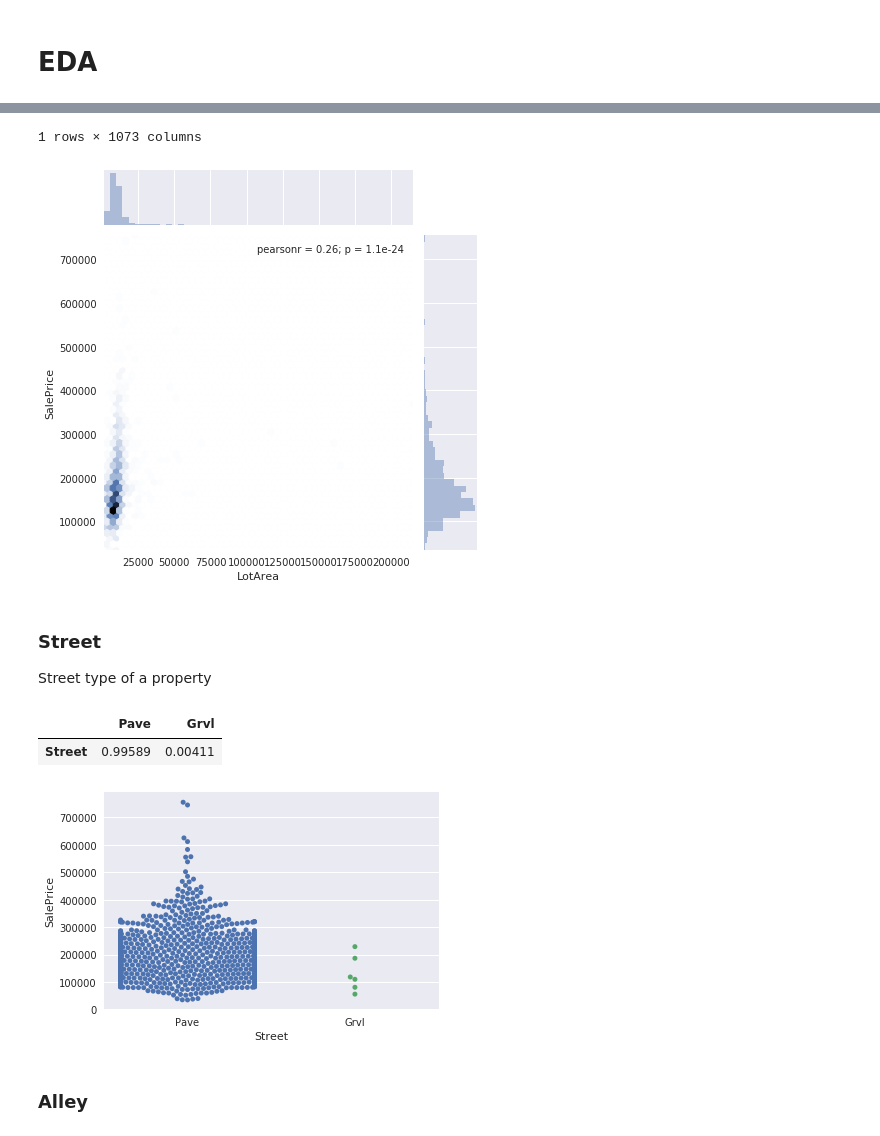
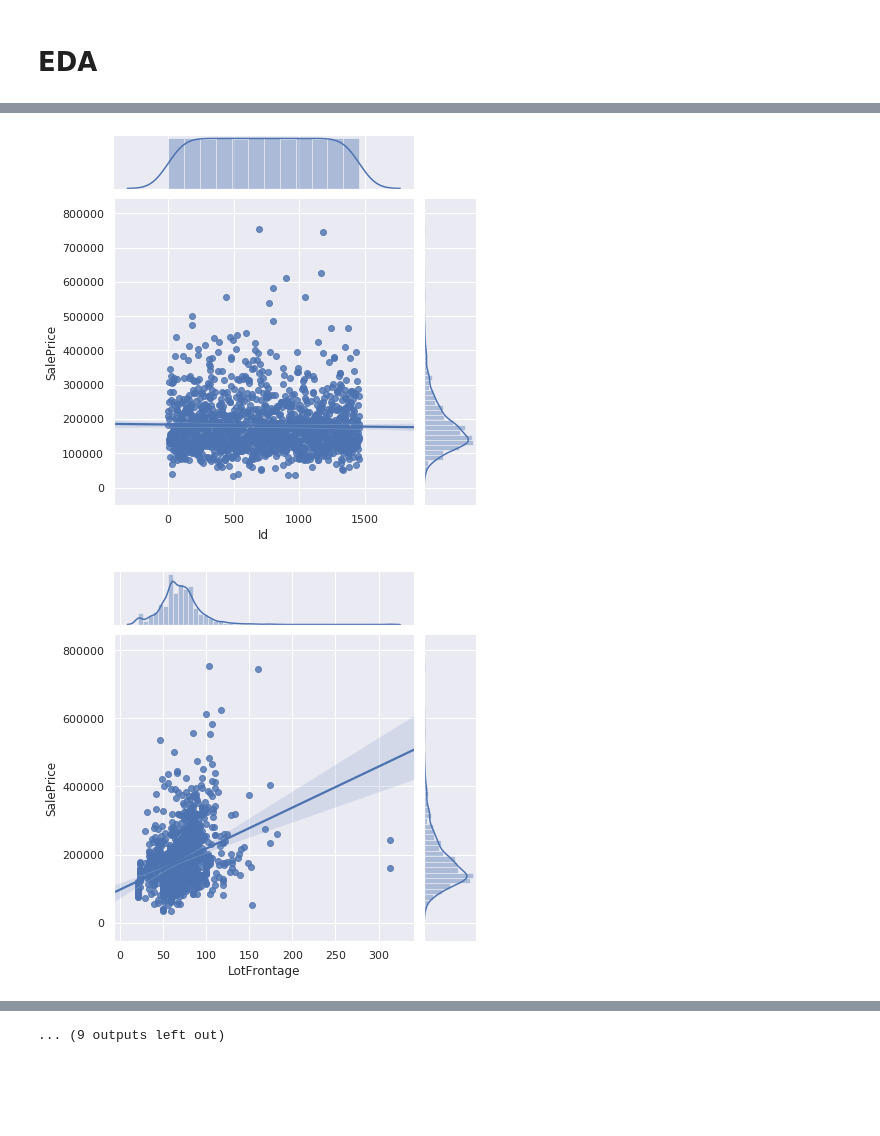
Before and after one commit to cmishra/housing-prices, a Jupyter notebook: notebooks/eda.ipynb, the cells around one changed output, grey strips where cells are left out. Drawn from its saved outputs; the diff is of its cells as text; code cells hidden in the pictures; blank space fills up the shorter version.

```diff
--- a/notebooks/eda.ipynb
+++ b/notebooks/eda.ipynb
@@ -111,2 +90,0 @@ MSSubClass: Identifies the type of dwelling involved in the sale.
-# %%
-df['MSSubClass'] = df['MSSubClass'].astype(str)
@@ -164,4 +148,8 @@ Size of lot
 # %%
-g = sns.jointplot(x='LotArea', y='SalePrice', data=df, kind='hex')
-df.LotArea.value_counts(normalize=True).to_frame().T
+def graph_quantitative(df, colname):
+    sns.jointplot(x=colname, y='SalePrice', data=df, kind='reg')
+    plt.show()
+    #print(df[colname].value_counts(dropna=False, normalize=True).to_frame().T)
+
+len([graph_quantitative(df, c) for c in df.columns if len(df[c].unique()) > 30])
 # %% [output]
@@ -169,0 +156,2 @@ df.LotArea.value_counts(normalize=True).to_frame().T
+[figure, new version]
+[figure, added]
@@ -170,15 +168 @@ df.LotArea.value_counts(normalize=True).to_frame().T
-1 rows × 1073 columns
+... (9 outputs left out)
-[figure, old version]
-# %% [markdown]
-### Street
-Street type of a property
-# %%
-var = 'Street'
-sns.swarmplot(x=var, y='SalePrice', data=df)
-df[var].value_counts(normalize=True).to_frame().T
-# %% [output]
-|  | Pave | Grvl |
-| Street | 0.99589 | 0.00411 |
-[figure, removed]
-# %% [markdown]
-### Alley
```
Also changed, not shown: parts of 43 cells of this notebook.
